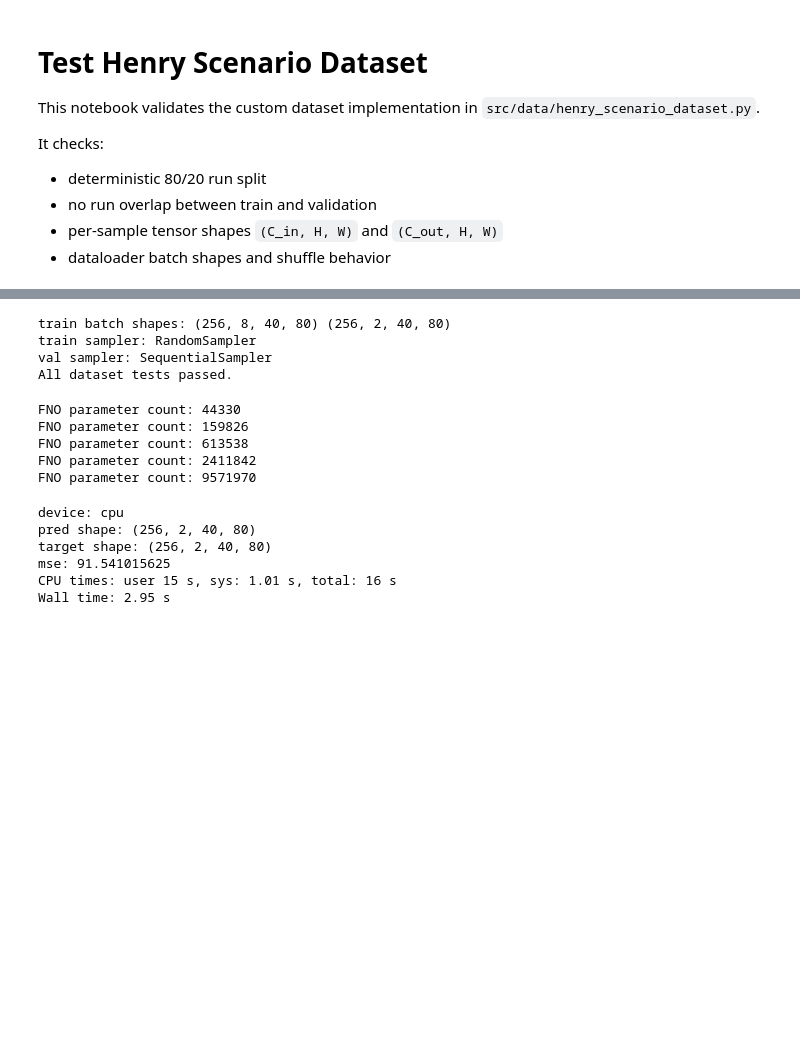
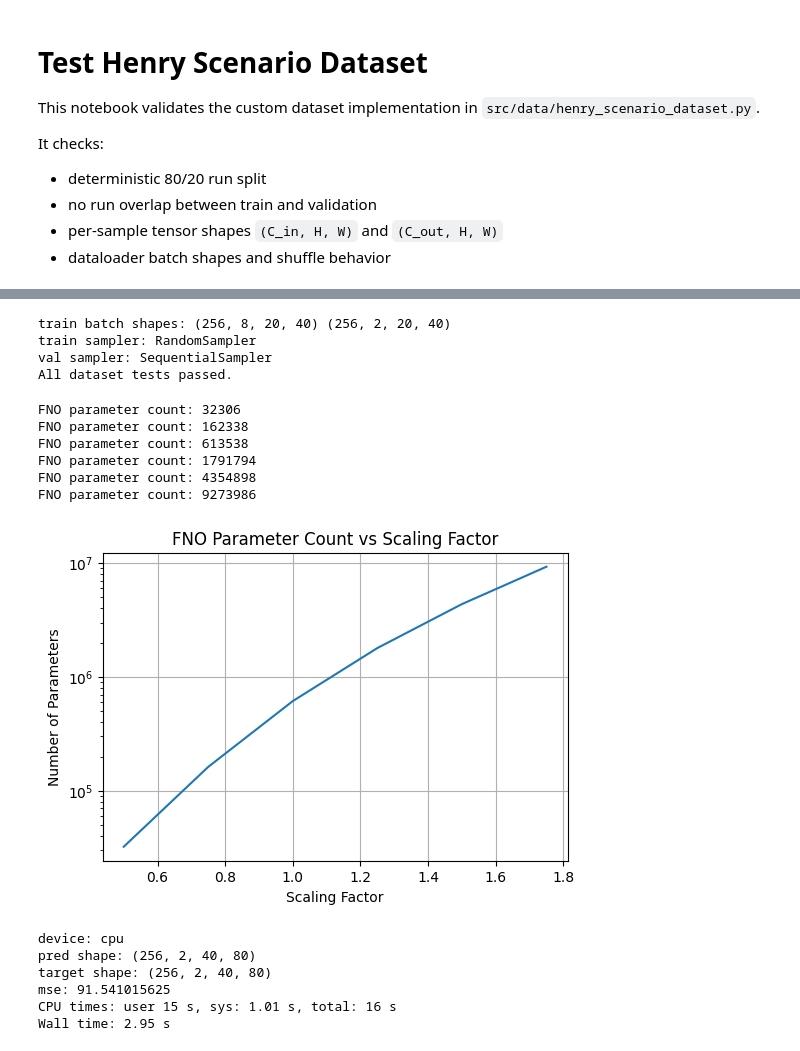
Before and after one commit to arpit-kapoor/gw_henry_fno, a Jupyter notebook: notebooks/test_foward_pass.ipynb, the cells around one changed output, grey strips where cells are left out. Cells and saved outputs as stored; diff of their text form; code cells hidden in the pictures; blank space fills up the shorter version.

```diff
--- a/notebooks/test_foward_pass.ipynb
+++ b/notebooks/test_foward_pass.ipynb
@@ -11,6 +11,7 @@ It checks:
 # %%
 from pathlib import Path
 import sys
+import os
 
 import torch
 
@@ -23,7 +24,7 @@ if str(project_root) not in sys.path:
 from src.data.henry_scenario_dataset import HenryScenarioDataset, create_henry_dataloaders
 
 scenario_dir = Path(
-    "/Users/akap5486/Projects/groundwater/data/henry_data/all_scenarios/coupling_scenarios/scenario_01"
+    os.path.expanduser("~/Projects/groundwater/data/henry_data/all_scenarios_20x40/coupling_scenarios/")
 )
 
 print("cwd:", cwd)
@@ -85,7 +82,7 @@ len(train_ds), len(val_ds)
 # %%
 batch_size = 256
 train_loader, val_loader = create_henry_dataloaders(
-    scenario_dir=scenario_dir,
+    scenarios_dir=scenario_dir,
     batch_size=batch_size,
     train_ratio=train_ratio,
     seed=seed,
@@ -100,14 +97,12 @@ print("val sampler:", type(val_loader.sampler).__name__)
 
 assert xb.ndim == 4 and yb.ndim == 4, "Expected batched tensors with ndim=4"
 assert xb.shape[0] == batch_size and yb.shape[0] == batch_size, "Unexpected batch size"
-assert tuple(xb.shape[1:]) == (8, 40, 80), f"Unexpected train input batch shape: {tuple(xb.shape)}"
-assert tuple(yb.shape[1:]) == (2, 40, 80), f"Unexpected train output batch shape: {tuple(yb.shape)}"
 assert type(train_loader.sampler).__name__ == "RandomSampler", "Train loader must be shuffled"
 assert type(val_loader.sampler).__name__ == "SequentialSampler", "Val loader must be unshuffled"
 
 print("All dataset tests passed.")
 # %% [output]
-train batch shapes: (256, 8, 40, 80) (256, 2, 40, 80)
+train batch shapes: (256, 8, 20, 40) (256, 2, 20, 40)
 train sampler: RandomSampler
 val sampler: SequentialSampler
 All dataset tests passed.
@@ -128,26 +123,52 @@ def get_best_device() -> torch.device:
 
 device = get_best_device()
 
-# Build a small 2D FNO matching the dataset channel dimensions.
+# Base configuration for FNO model
+base_configuration = {
+    "hidden_channels": 32,
+    "n_modes_x": 8,
+    "n_modes_y": 16,
+    "n_layers": 4,
+}
 
-for hidden_channels in [8, 16, 32, 64, 128]:
+params_list = []
+scaling_factors = [0.5, 0.75, 1.0, 1.25, 1.5, 1.75]
+
+for scaling_factor in scaling_factors:
     model = FNO(
-        n_modes=(8, 16),
-        hidden_channels=hidden_channels,
+        n_modes=(int(base_configuration["n_modes_x"] * scaling_factor), int(base_configuration["n_modes_y"] * scaling_factor)),
+        hidden_channels=int(base_configuration["hidden_channels"] * scaling_factor),
         in_channels=xb.shape[1],
         out_channels=yb.shape[1],
-        n_layers=4,
+        n_layers=int(base_configuration["n_layers"] * scaling_factor),
     ).to(device)
 
     # number of parameters in FNO
     num_params = sum(p.numel() for p in model.parameters())
     print(f"FNO parameter count: {num_params}")
+
+    params_list.append(num_params)
 # %% [output]
-FNO parameter count: 44330
-FNO parameter count: 159826
+FNO parameter count: 32306
+FNO parameter count: 162338
 FNO parameter count: 613538
-FNO parameter count: 2411842
-FNO parameter count: 9571970
+FNO parameter count: 1791794
+FNO parameter count: 4354898
+FNO parameter count: 9273986
+# %%
+import matplotlib.pyplot as plt
+import numpy as np
+
+fig, ax = plt.subplots(figsize=(6, 4))
+
+ax.plot(np.array(scaling_factors), np.array(params_list))
+ax.set_xlabel("Scaling Factor")
+ax.set_ylabel("Number of Parameters")
+ax.set_title("FNO Parameter Count vs Scaling Factor")
+ax.grid(True)
+ax.set_yscale("log")
+# %% [output]
+[figure, added]
 # %%
 
 %%time
```
Also changed, not shown: parts of 4 cells of this notebook, 1 other file.
